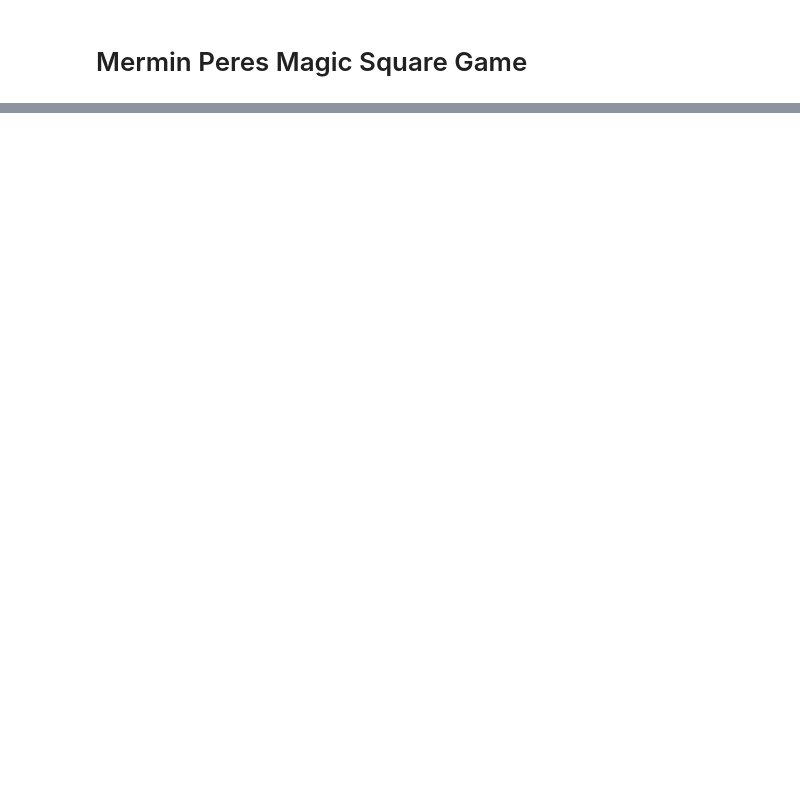
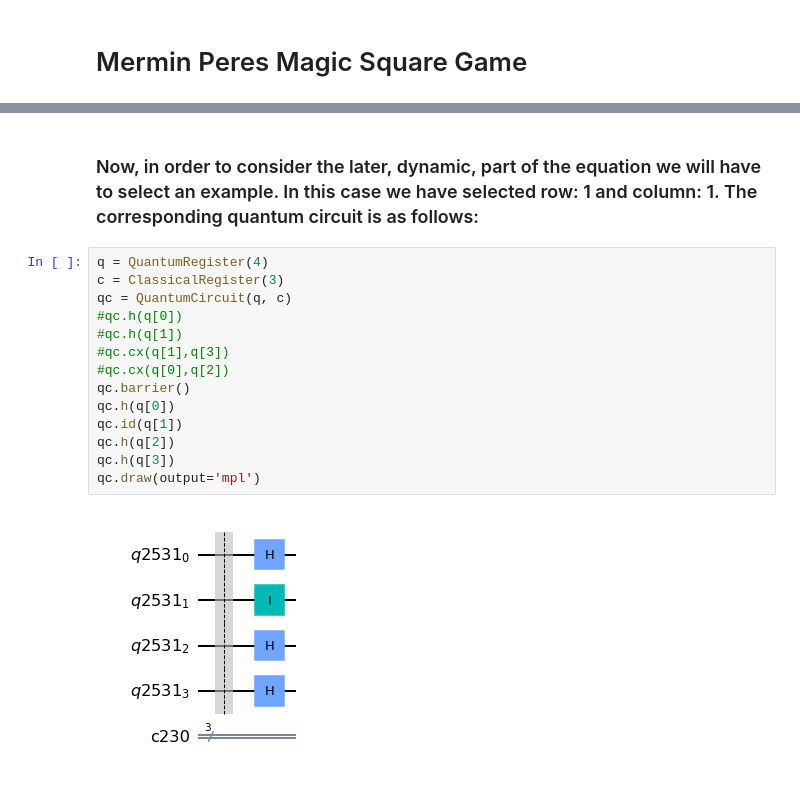
Before and after one commit to JanLahmann/Fun-with-Quantum, a Jupyter notebook: Mermin–Peres-Game.ipynb, the cells around one changed output, grey strips where cells are left out. Cells and saved outputs as stored; diff of their text form; blank space fills up the shorter version.

```diff
--- a/Mermin–Peres-Game.ipynb
+++ b/Mermin–Peres-Game.ipynb
@@ -188,0 +346,18 @@ q535_1: ──────────┤ X ├─░─┤ H ├─░──╫
+# %% [markdown]
+### Now, in order to consider the later, dynamic, part of the equation we will have to select an example. In this case we have selected row: 1 and column: 1. The corresponding quantum circuit is as follows:
+# %%
+q = QuantumRegister(4)
+c = ClassicalRegister(3)
+qc = QuantumCircuit(q, c)
+#qc.h(q[0])
+#qc.h(q[1])
+#qc.cx(q[1],q[3])
+#qc.cx(q[0],q[2])
+qc.barrier()
+qc.h(q[0])
+qc.id(q[1])
+qc.h(q[2])
+qc.h(q[3])
+qc.draw(output='mpl')
+# %% [output]
+[figure, added]
```
Also changed, not shown: parts of 34 cells of this notebook.
